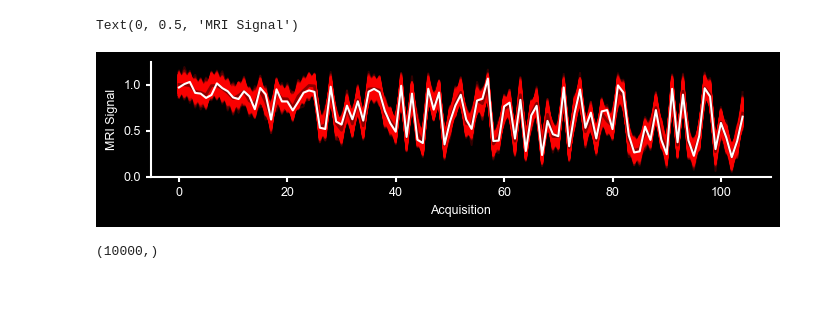
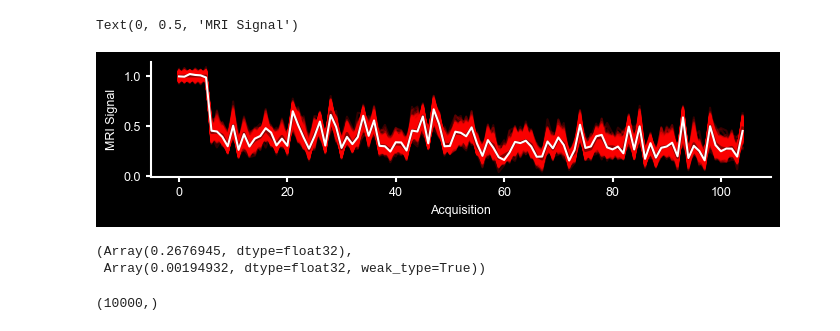
Before and after one commit to mackelab/dmri, a Jupyter notebook: notebooks/eval_parameter_inference.ipynb, the cells around one changed output. Cells and saved outputs as stored; diff of their text form; code cells hidden in the pictures; blank space fills up the shorter version.

Commit message:
better eval!

```diff
--- a/notebooks/eval_parameter_inference.ipynb
+++ b/notebooks/eval_parameter_inference.ipynb
@@ -37,6 +36,13 @@ params = checkpoint["params_ema"]
 
 model = nnx.merge(graphdef, params, state)
 model.eval()
+# %%
+checkpoint, model2, simulator = load_checkpoint("/home/macke/mgloeckler90/dmri/results/b3s_3_4_6_128")
+graphdef, params,  state = nnx.split(model2, nnx.Param,  ...)
+params = checkpoint["params_ema"]
+
+model2 = nnx.merge(graphdef, params, state)
+model2.eval()
 # %%
 sim_type = model.tokenizer.simulator
 # %%
@@ -51,7 +57,8 @@ x_os = out["x"]
 # %%
 #idx = 37
 #idx = 42
-idx=34
+idx=3
+acq_single = jax.tree_util.tree_map(lambda x: x[idx], acq)
 print(masks[idx])
 print(acq.qvals[idx])
 plt.plot(x_os[idx])
@@ -86,5 +90,6 @@ model.inference_decoder.solver_cfg = VSolverConfig(model.inference_decoder.sched
 #model.inference_decoder.solver_cfg.solve_schedule(t_min=2e-3, t_max=80., num_steps=32)
 # %%
 from functools import partial
-sample_fn = jax.jit(jax.vmap(partial(model.sample_theta, t_min=0.,num_steps=64, model_mask=masks[idx]), in_axes=(0,None, None)))
+sample_fn1 = jax.jit(jax.vmap(partial(model.sample_theta, t_min=5e-3,num_steps=64, model_mask=masks[idx]), in_axes=(0,None, None)))
+sample_fn2 = jax.jit(jax.vmap(partial(model2.sample_theta, t_min=5e-3,num_steps=64, model_mask=masks[idx]), in_axes=(0,None, None)))
 # %%
@@ -92,5 +115,5 @@ thetas_post = sample_fn(jax.random.split(jax.random.key(0), 10_000), jax.tree_ut
 # %%
 %%timeit
-thetas_post = sample_fn(jax.random.split(jax.random.key(0), 10_000), jax.tree_util.tree_map(lambda x: x[idx], acq), x_os[idx])
+thetas_post = sample_fn2(jax.random.split(jax.random.key(0), 10_000), acq_single, x_os[idx])
 thetas_post.block_until_ready()
 # %% [output]
@@ -209,27 +232,27 @@ _ = pairplot([particles[:, theta_mask]], points=[theta[idx, theta_mask]], limits
 # %%
 
-posterior_preds = jax.vmap(posterior_pred)(particles, jax.random.split(jax.random.key(0), 10_000))
+posterior_preds = jax.vmap(posterior_pred)(thetas_post, jax.random.split(jax.random.key(0), 10_000))
 bvals = acq.bvals[idx]
 bvecs = acq.bvecs[idx]
 sort_bvals = jnp.argsort(bvals)
 bvals = bvals[sort_bvals]
 posterior_preds_sorted = posterior_preds[:,sort_bvals]
 x_o = x_os[idx][sort_bvals]
 
 
 fig = plt.figure(figsize=(8, 1.5))
 
 _ = plt.plot(posterior_preds_sorted[::].T, label="posterior pred", color="red", alpha=0.2)
 _ = plt.plot(posterior_preds_sorted.mean(0).T, label="posterior pred mean", color="darkred", linewidth=2)
 _ = plt.plot(x_o, label="data", color="white")
 plt.xlabel("Acquisition")
 plt.ylabel("MRI Signal")
 
 # fig.savefig(f"../figures/posterior_pred_idx={idx}.svg")
 # fig.savefig(f"../figures/posterior_pred_idx={idx}.png")
 # %% [output]
 Text(0, 0.5, 'MRI Signal')
-[figure, old version]
+[figure, new version]
 # %%
 def loglikelihood(theta, mask, acq, x):
     simulator = sim_type.from_theta(theta, model_mask=mask)
@@ -249,3 +415,8 @@ def true_score(theta, mask, acq, x):
+# %%
+multiscale_preconditioned_ksd_and_pvalue(particles[:1024], masks[idx], acq_single, x_os[idx], jax.random.key(0), bandwidths=jnp.array([0.05, 0.1, 0.5]))
+# %% [output]
+(Array(0.2676945, dtype=float32),
+ Array(0.00194932, dtype=float32, weak_type=True))
 # %%
 logp = jax.vmap(log_posterior,in_axes=(0, None,None,None))(thetas_post, masks[idx], acq_single, x_os[idx])
 # %%
```
Also changed, not shown: parts of 21 cells of this notebook, 25 other files.
